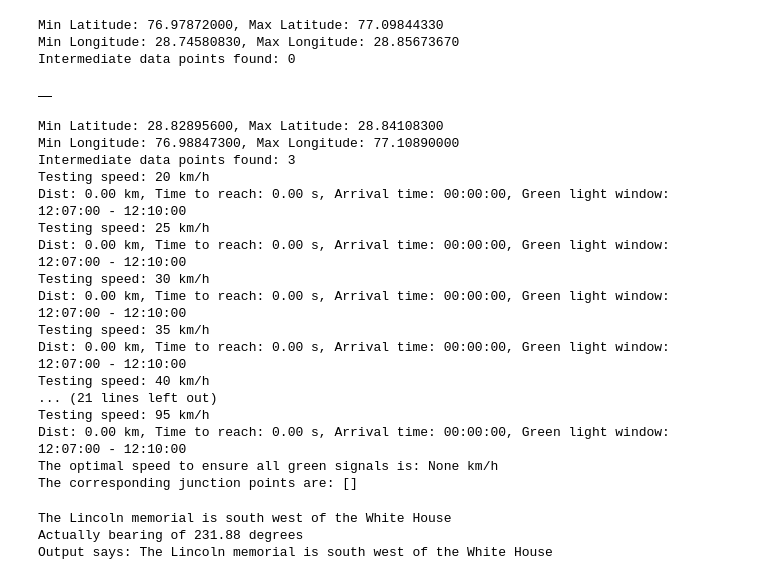
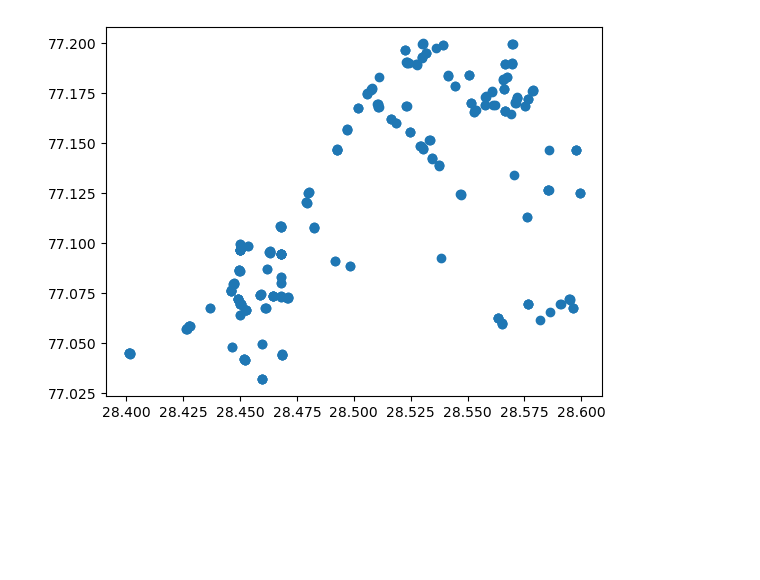
Before and after one commit to Shivani-Sharma-23/Traffic-Light-Optimization, a Jupyter notebook: Drive_through.ipynb, the cells around one changed output. Cells and saved outputs as stored; diff of their text form; code cells hidden in the pictures; blank space fills up the shorter version.

```diff
--- a/Drive_through.ipynb
+++ b/Drive_through.ipynb
@@ -78,7 +27,0 @@ def path(start_lat, start_lon, end_lat, end_lon, data):
-# %%
-find_intermediate_points(77.0984433, 28.8567367,76.97872, 28.7458083,data)
-# %% [output]
-Min Latitude: 76.97872000, Max Latitude: 77.09844330
-Min Longitude: 28.74580830, Max Longitude: 28.85673670
-Intermediate data points found: 0
-|  |
@@ -123,64 +28,7 @@ def calculate_optimal_speed(start_lat, start_lon, end_lat, end_lon, data):
-# %%
-# Example Usage
-start_lat, start_lon = 28.828956, 76.988473
-end_lat, end_lon = 28.841083, 77.1089
-optimal_speed, optimal_path = calculate_optimal_speed(start_lat, start_lon, end_lat, end_lon, data)
-
-print(f"The optimal speed to ensure all green signals is: {optimal_speed} km/h")
-print(f"The corresponding junction points are: {optimal_path}")
-# %% [output]
-Min Latitude: 28.82895600, Max Latitude: 28.84108300
-Min Longitude: 76.98847300, Max Longitude: 77.10890000
-Intermediate data points found: 3
-Testing speed: 20 km/h
-Dist: 0.00 km, Time to reach: 0.00 s, Arrival time: 00:00:00, Green light window: 12:07:00 - 12:10:00
-Testing speed: 25 km/h
-Dist: 0.00 km, Time to reach: 0.00 s, Arrival time: 00:00:00, Green light window: 12:07:00 - 12:10:00
-Testing speed: 30 km/h
-Dist: 0.00 km, Time to reach: 0.00 s, Arrival time: 00:00:00, Green light window: 12:07:00 - 12:10:00
-Testing speed: 35 km/h
-Dist: 0.00 km, Time to reach: 0.00 s, Arrival time: 00:00:00, Green light window: 12:07:00 - 12:10:00
-Testing speed: 40 km/h
-... (21 lines left out)
-Testing speed: 95 km/h
-Dist: 0.00 km, Time to reach: 0.00 s, Arrival time: 00:00:00, Green light window: 12:07:00 - 12:10:00
-The optimal speed to ensure all green signals is: None km/h
-The corresponding junction points are: []
-# %%
-import math
-
-def calcBearing (lat1, long1, lat2, long2):
-    dLon = (long2 - long1)
-    x = math.cos(math.radians(lat2)) * math.sin(math.radians(dLon))
-    y = math.cos(math.radians(lat1)) * math.sin(math.radians(lat2)) - math.sin(math.radians(lat1)) * math.cos(math.radians(lat2)) * math.cos(math.radians(dLon))
-    bearing = math.atan2(x,y)   # use atan2 to determine the quadrant
-    bearing = math.degrees(bearing)
-
-    return bearing
-
-def calcNSEW(lat1, long1, lat2, long2):
-    points = ["north", "north east", "east", "south east", "south", "south west", "west", "north west"]
-    bearing = calcBearing(lat1, long1, lat2, long2)
-    bearing += 22.5
-    bearing = bearing % 360
-    bearing = int(bearing / 45) # values 0 to 7
-    NSEW = points [bearing]
-
-    return NSEW
-
-# White house 38.8977° N, 77.0365° W
-lat1 = 38.8976763
-long1 = -77.0365298
-# Lincoln memorial 38.8893° N, 77.0506° W
-lat2 = 38.8893
-long2 = -77.0506
-
-points = calcNSEW(lat1, long1, lat2, long2)
-print ("The Lincoln memorial is " + points + " of the White House")
-print ("Actually bearing of 231.88 degrees")
-
-print ("Output says: The Lincoln memorial is south west of the White House ")
-# %% [output]
-The Lincoln memorial is south west of the White House
-Actually bearing of 231.88 degrees
-Output says: The Lincoln memorial is south west of the White House
+# %%
+x , y  = data['latitude'] , data['longitude']
+
+plt.scatter(x, y)
+plt.show()
+# %% [output]
+[figure, added]
```
Also changed, not shown: parts of 15 cells of this notebook, 3 other files.
